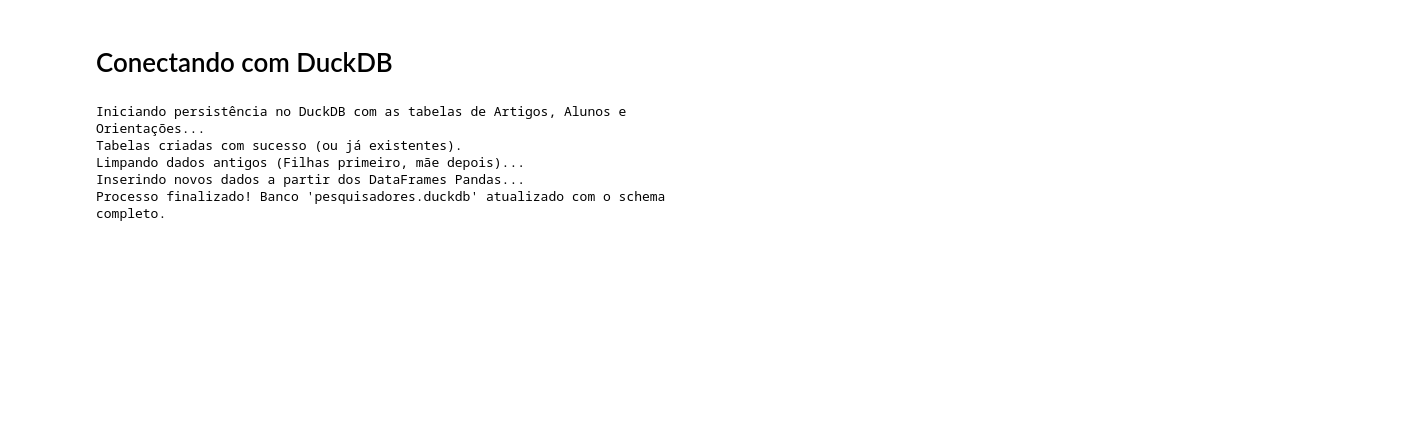
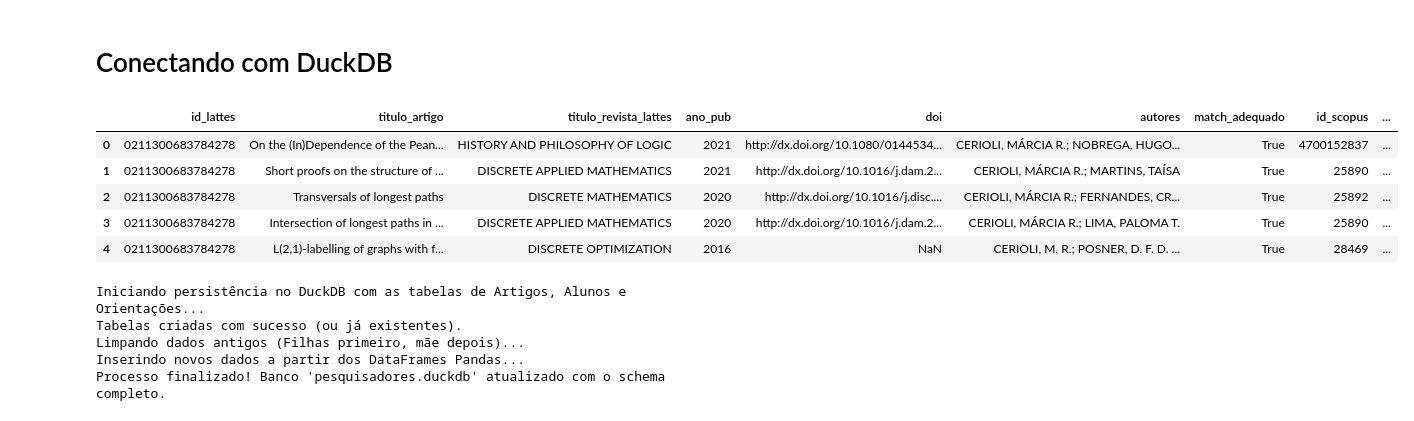
Before and after one commit to alobogiron/pesc_stats, a Jupyter notebook: analyse.ipynb, the cells around one changed output. Cells and saved outputs as stored; diff of their text form; code cells hidden in the pictures; blank space fills up the shorter version.

```diff
--- a/analyse.ipynb
+++ b/analyse.ipynb
@@ -2057,5 +1967,14 @@ Registros adicionais detectados por autores: 307
 # %% [markdown]
 # Conectando com DuckDB
+# %%
+df_artigos_final.head()
+# %% [output]
+|  | id_lattes | titulo_artigo | titulo_revista_lattes | ano_pub | doi | autores | match_adequado | id_scopus | ... |
+| 0 | 0211300683784278 | On the (In)Dependence of the Pean... | HISTORY AND PHILOSOPHY OF LOGIC | 2021 | http://dx.doi.org/10.1080/0144534... | CERIOLI, MÁRCIA R.; NOBREGA, HUGO... | True | 4700152837 | ... |
+| 1 | 0211300683784278 | Short proofs on the structure of ... | DISCRETE APPLIED MATHEMATICS | 2021 | http://dx.doi.org/10.1016/j.dam.2... | CERIOLI, MÁRCIA R.; MARTINS, TAÍSA | True | 25890 | ... |
+| 2 | 0211300683784278 | Transversals of longest paths | DISCRETE MATHEMATICS | 2020 | http://dx.doi.org/10.1016/j.disc.... | CERIOLI, MÁRCIA R.; FERNANDES, CR... | True | 25892 | ... |
+| 3 | 0211300683784278 | Intersection of longest paths in ... | DISCRETE APPLIED MATHEMATICS | 2020 | http://dx.doi.org/10.1016/j.dam.2... | CERIOLI, MÁRCIA R.; LIMA, PALOMA T. | True | 25890 | ... |
+| 4 | 0211300683784278 | L(2,1)-labelling of graphs with f... | DISCRETE OPTIMIZATION | 2016 | NaN | CERIOLI, M. R.; POSNER, D. F. D. ... | True | 28469 | ... |
 # %%
 import duckdb
 
```
Also changed, not shown: parts of 12 cells of this notebook, 2 other files.
